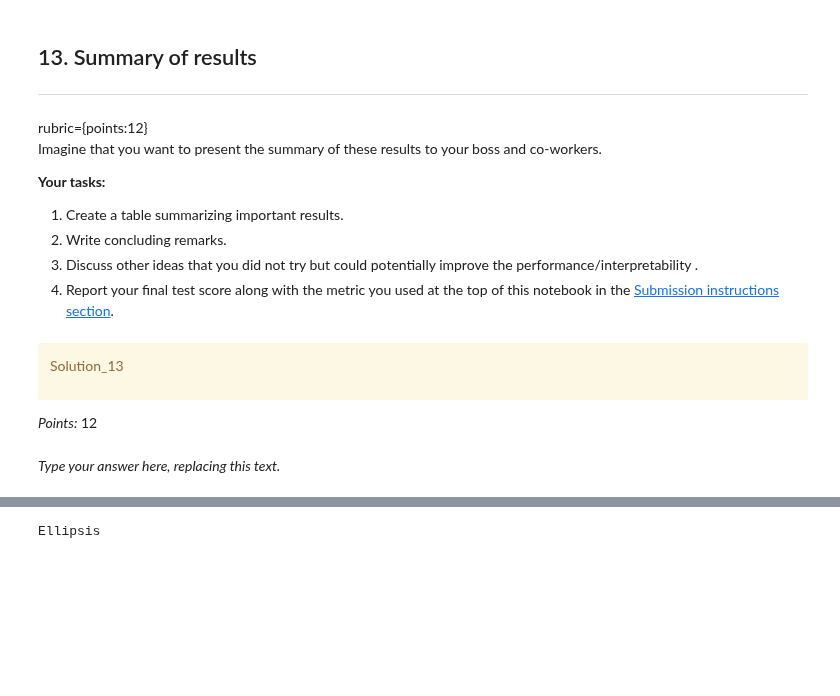
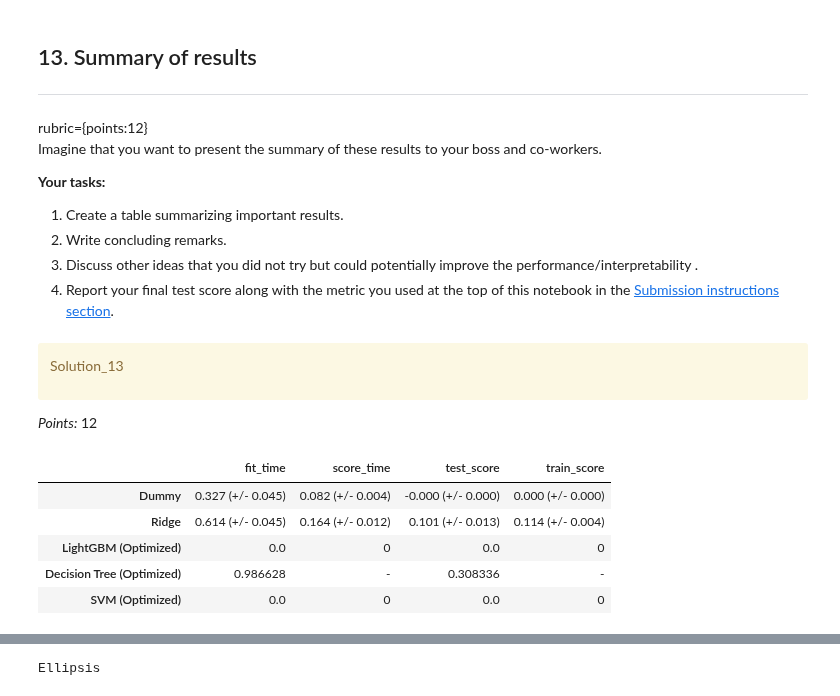
Before and after one commit to angelalmachado/cpsc330hw, a Jupyter notebook: hw5/hw5.ipynb, the cells around one changed output, grey strips where cells are left out. Cells and saved outputs as stored; diff of their text form; code cells hidden in the pictures; blank space fills up the shorter version.

```diff
--- a/hw5/hw5.ipynb
+++ b/hw5/hw5.ipynb
@@ -915,5 +917,17 @@ Solution_13
 </div>
 
 _Points:_ 12
-# %% [markdown]
-_Type your answer here, replacing this text._
+# %%
+other_optimized_models_data = [[0,0,0,0], [0.986628, "-", 0.308336, "-"], [0,0,0,0]]
+other_optimized_models_df = pd.DataFrame(other_optimized_models_data,
+                                         index=['LightGBM (Optimized)', 'Decision Tree (Optimized)', 'SVM (Optimized)'],
+                                         columns=['fit_time', 'score_time', 'test_score', 'train_score'])
+summarized_df = pd.concat([results_df, other_optimized_models_df])
+summarized_df
+# %% [output]
+|  | fit_time | score_time | test_score | train_score |
+| Dummy | 0.327 (+/- 0.045) | 0.082 (+/- 0.004) | -0.000 (+/- 0.000) | 0.000 (+/- 0.000) |
+| Ridge | 0.614 (+/- 0.045) | 0.164 (+/- 0.012) | 0.101 (+/- 0.013) | 0.114 (+/- 0.004) |
+| LightGBM (Optimized) | 0.0 | 0 | 0.0 | 0 |
+| Decision Tree (Optimized) | 0.986628 | - | 0.308336 | - |
+| SVM (Optimized) | 0.0 | 0 | 0.0 | 0 |
```
Also changed, not shown: parts of 5 cells of this notebook, 1 other file.
